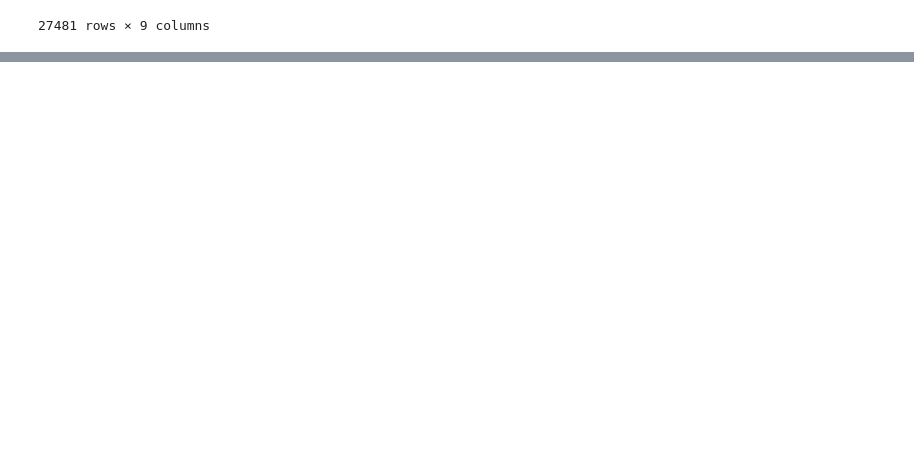
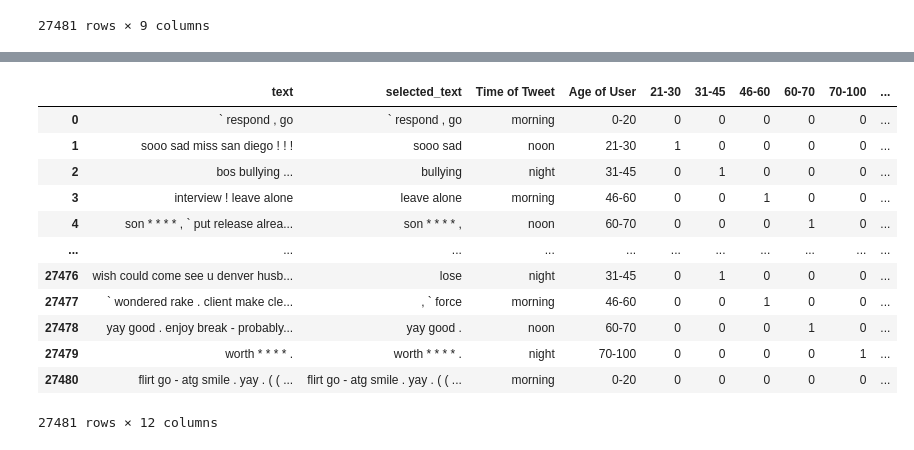
Before and after one commit to uttkarshTewari2006/Twitter-sentiment-analysis, a Jupyter notebook: setniment.ipynb, the cells around one changed output, grey strips where cells are left out. Drawn from its saved outputs; the diff is of its cells as text; code cells hidden in the pictures; blank space fills up the shorter version.

```diff
--- a/setniment.ipynb
+++ b/setniment.ipynb
@@ -62,0 +209,56 @@ display_value_vs_sentiment("Population -2020", "Density (P/Km²)")
+# %%
+# process all text data, delete useless columns and one-hot encode the other columns
+X_train = X_train.drop(columns=["textID", "Country", "Population -2020", "Land Area (Km²)", "Density (P/Km²)"])
+new_text, new_selected_text= [], []
+age_0, age_21, age_31, age_46, age_60, age_70 = [], [], [], [], [], []
+morning, night, noon = [], [], []
+for i in range(len(X_train["text"])):
+    if not isinstance(X_train["text"][i], str):
+        new_text.append("")
+    else:
+        new_text.append(preprocess_string(X_train["text"][i]))
+    if not isinstance(X_train["selected_text"][i], str):
+        new_selected_text.append("")
+    else:
+        new_selected_text.append(preprocess_string(X_train["selected_text"][i]))
+
+
+
+    age_0.append(int(X_train["Age of User"][i] == "0-20"))
+    age_21.append(int(X_train["Age of User"][i] == "21-30"))
+    age_31.append(int(X_train["Age of User"][i] == "31-45"))
+    age_46.append(int(X_train["Age of User"][i] == "46-60"))
+    age_60.append(int(X_train["Age of User"][i] == "60-70"))
+    age_70.append(int(X_train["Age of User"][i] == "70-100"))
+
+    morning.append(int(X_train["Time of Tweet"][i] == "morning"))
+    noon.append(int(X_train["Time of Tweet"][i] == "noon"))
+    night.append(int(X_train["Time of Tweet"][i] == "night"))
+
+
+X_train["text"] = new_text
+X_train["selected_text"] = new_selected_text
+X_train["21-30"] = age_21
+X_train["31-45"] = age_31
+X_train["46-60"] = age_46
+X_train["60-70"] = age_60
+X_train["70-100"] = age_70
+X_train["morning"] = morning
+X_train["noon"] = noon
+X_train["night"] = night
+X_train.drop(columns=["Time of Tweet", "Age of User"])
+X_train
+# %% [output]
+|  | text | selected_text | Time of Tweet | Age of User | 21-30 | 31-45 | 46-60 | 60-70 | 70-100 | ... |
+| 0 | ` respond , go | ` respond , go | morning | 0-20 | 0 | 0 | 0 | 0 | 0 | ... |
+| 1 | sooo sad miss san diego ! ! ! | sooo sad | noon | 21-30 | 1 | 0 | 0 | 0 | 0 | ... |
+| 2 | bos bullying ... | bullying | night | 31-45 | 0 | 1 | 0 | 0 | 0 | ... |
+| 3 | interview ! leave alone | leave alone | morning | 46-60 | 0 | 0 | 1 | 0 | 0 | ... |
+| 4 | son * * * * , ` put release alrea... | son * * * * , | noon | 60-70 | 0 | 0 | 0 | 1 | 0 | ... |
+| ... | ... | ... | ... | ... | ... | ... | ... | ... | ... | ... |
+| 27476 | wish could come see u denver husb... | lose | night | 31-45 | 0 | 1 | 0 | 0 | 0 | ... |
+| 27477 | ` wondered rake . client make cle... | , ` force | morning | 46-60 | 0 | 0 | 1 | 0 | 0 | ... |
+| 27478 | yay good . enjoy break - probably... | yay good . | noon | 60-70 | 0 | 0 | 0 | 1 | 0 | ... |
+| 27479 | worth * * * * . | worth * * * * . | night | 70-100 | 0 | 0 | 0 | 0 | 1 | ... |
+| 27480 | flirt go - atg smile . yay . ( ( ... | flirt go - atg smile . yay . ( ( ... | morning | 0-20 | 0 | 0 | 0 | 0 | 0 | ... |
+27481 rows × 12 columns
```
Also changed, not shown: parts of 9 cells of this notebook, 2 other files.
